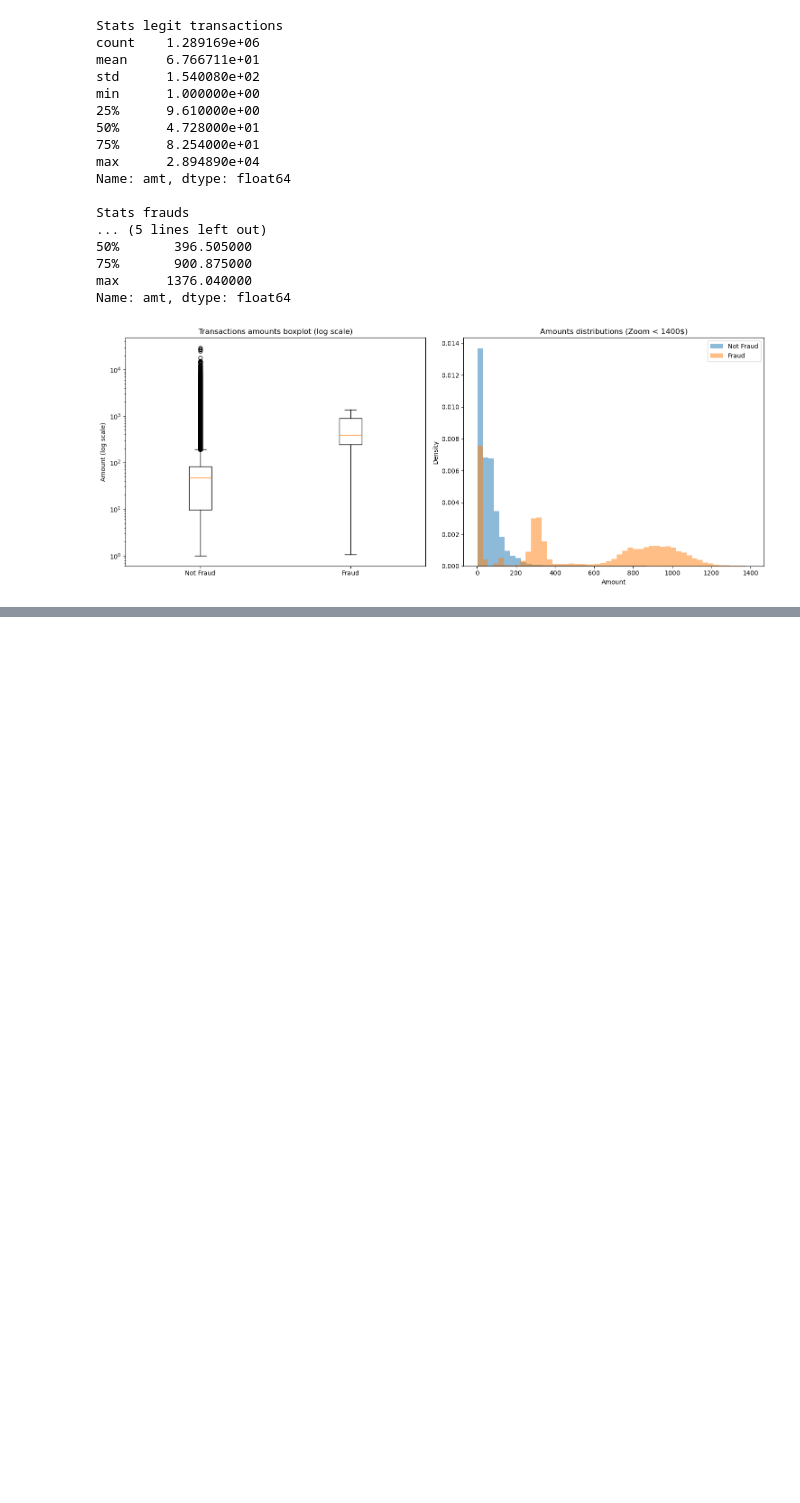
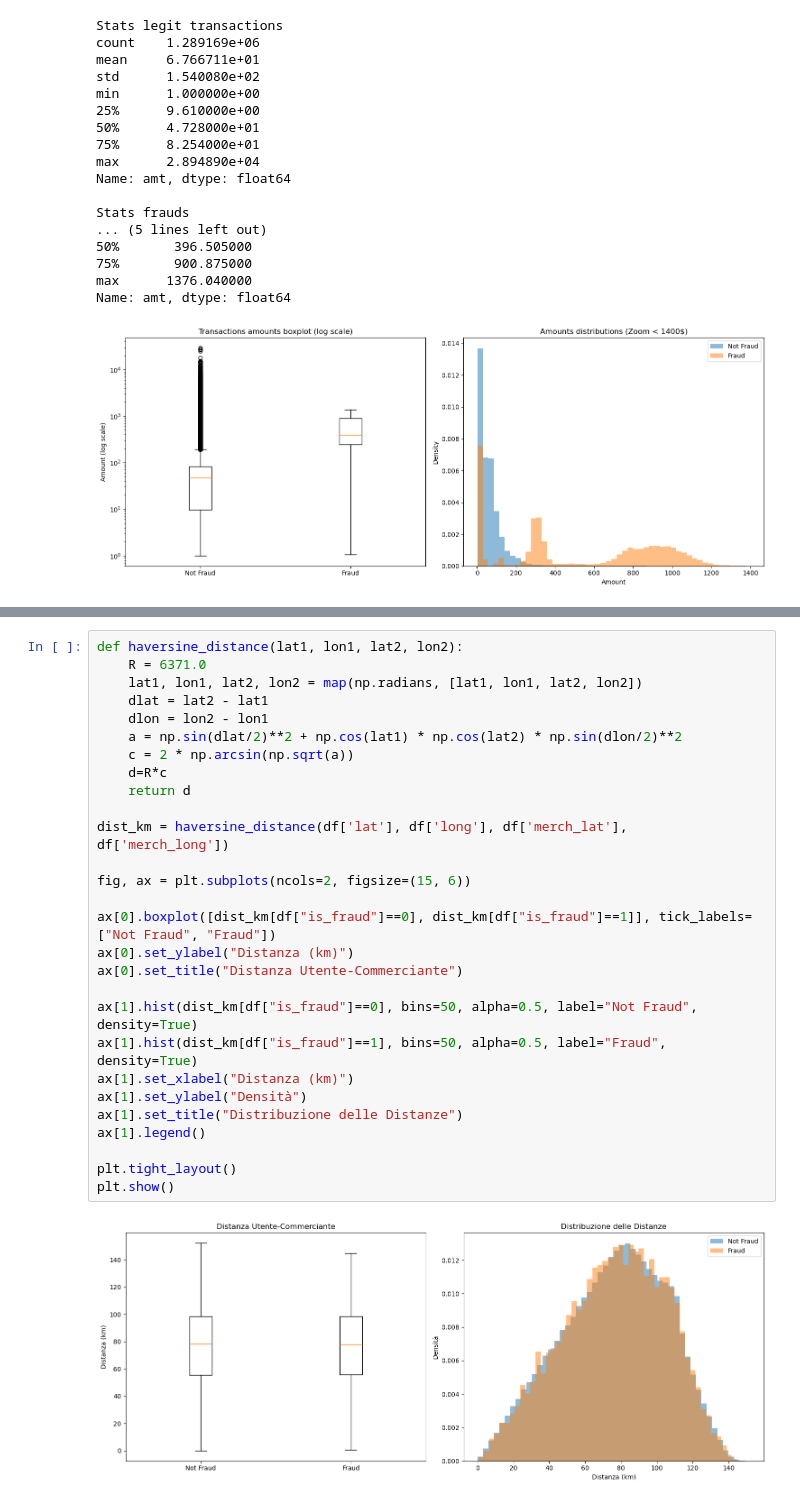
Before and after one commit to giorgiozoccatelli/Fraud-Detection, a Jupyter notebook: creditfraud.ipynb, the cells around one changed output, grey strips where cells are left out. Cells and saved outputs as stored; diff of their text form; blank space fills up the shorter version.

```diff
--- a/creditfraud.ipynb
+++ b/creditfraud.ipynb
@@ -197,0 +232,30 @@ Name: amt, dtype: float64
+# %%
+def haversine_distance(lat1, lon1, lat2, lon2):
+    R = 6371.0
+    lat1, lon1, lat2, lon2 = map(np.radians, [lat1, lon1, lat2, lon2])
+    dlat = lat2 - lat1
+    dlon = lon2 - lon1
+    a = np.sin(dlat/2)**2 + np.cos(lat1) * np.cos(lat2) * np.sin(dlon/2)**2
+    c = 2 * np.arcsin(np.sqrt(a))
+    d=R*c
+    return d
+
+dist_km = haversine_distance(df['lat'], df['long'], df['merch_lat'], df['merch_long'])
+
+fig, ax = plt.subplots(ncols=2, figsize=(15, 6))
+
+ax[0].boxplot([dist_km[df["is_fraud"]==0], dist_km[df["is_fraud"]==1]], tick_labels=["Not Fraud", "Fraud"])
+ax[0].set_ylabel("Distanza (km)")
+ax[0].set_title("Distanza Utente-Commerciante")
+
+ax[1].hist(dist_km[df["is_fraud"]==0], bins=50, alpha=0.5, label="Not Fraud", density=True)
+ax[1].hist(dist_km[df["is_fraud"]==1], bins=50, alpha=0.5, label="Fraud", density=True)
+ax[1].set_xlabel("Distanza (km)")
+ax[1].set_ylabel("Densità")
+ax[1].set_title("Distribuzione delle Distanze")
+ax[1].legend()
+
+plt.tight_layout()
+plt.show()
+# %% [output]
+[figure, added]
```
Also changed, not shown: parts of 9 cells of this notebook.
